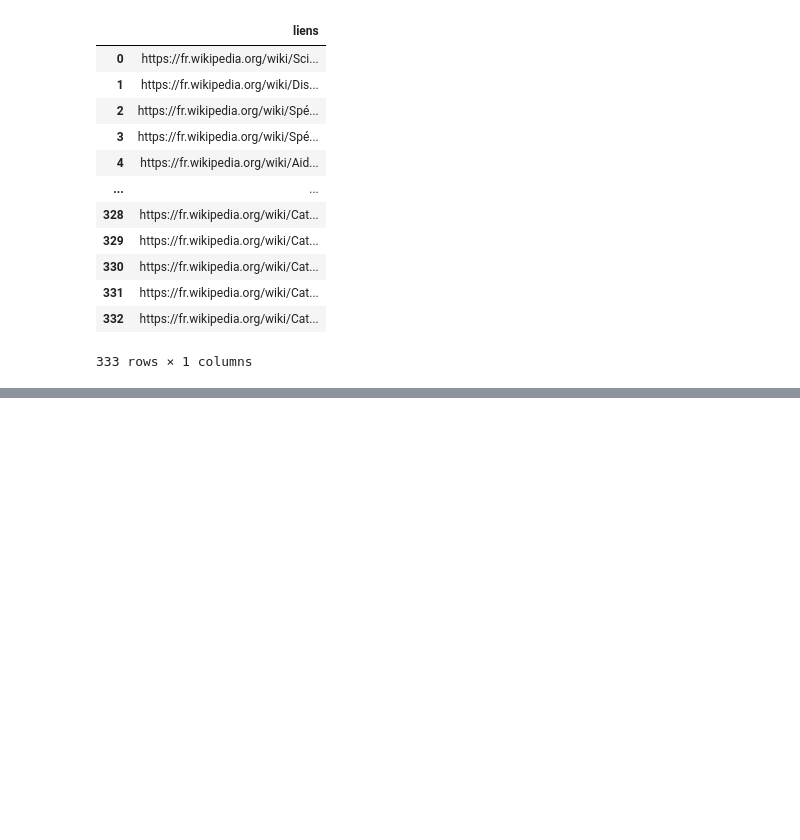
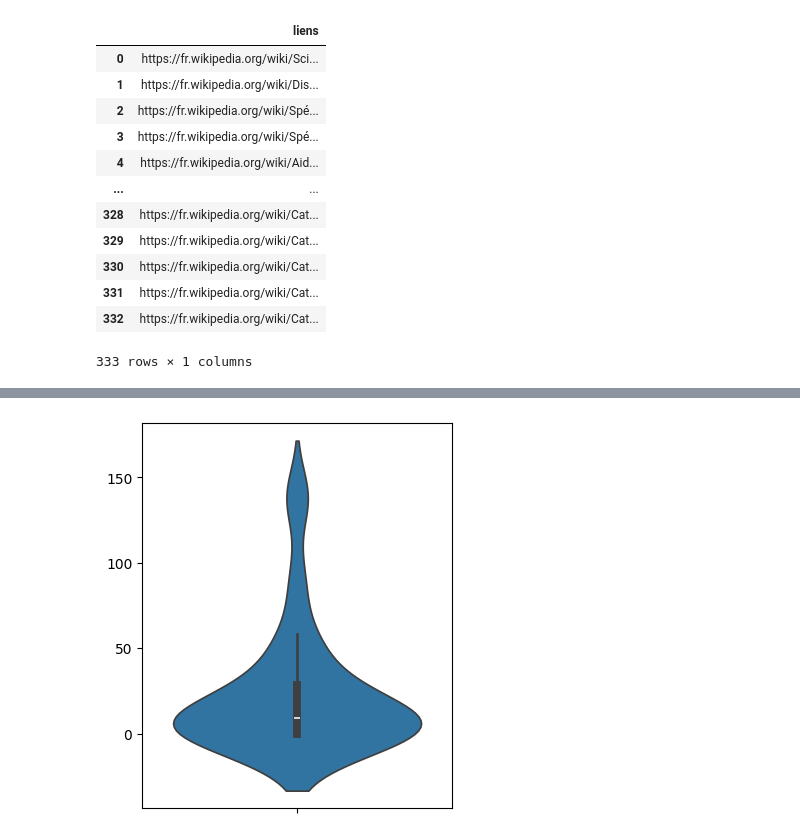
Before and after one commit to bertreux/M1_PYTHON-_WEBSCRAPPING, a Jupyter notebook: parsing_data_with_beautifulsoup.ipynb, the cells around one changed output, grey strips where cells are left out. Drawn from its saved outputs; the diff is of its cells as text; code cells hidden in the pictures; blank space fills up the shorter version.

Commit message:
parsing__data_with_beautifulsoup

```diff
--- a/parsing_data_with_beautifulsoup.ipynb
+++ b/parsing_data_with_beautifulsoup.ipynb
@@ -314,0 +324,6 @@ ImportError: IProgress not found. Please update jupyter and ipywidgets. See http
+# %%
+import seaborn as sns
+plt.figure(figsize=(4,5))
+sns.violinplot(data=articles_number_notes);
+# %% [output]
+[figure, added]
```
Also changed, not shown: parts of 3 cells of this notebook, 1 other file.
